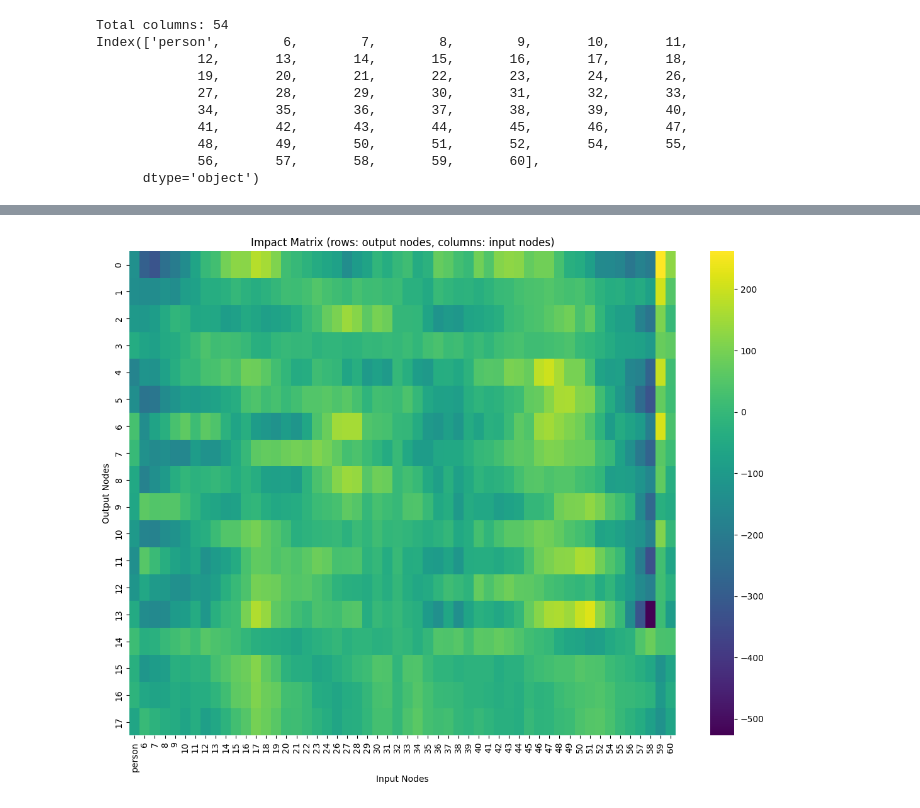
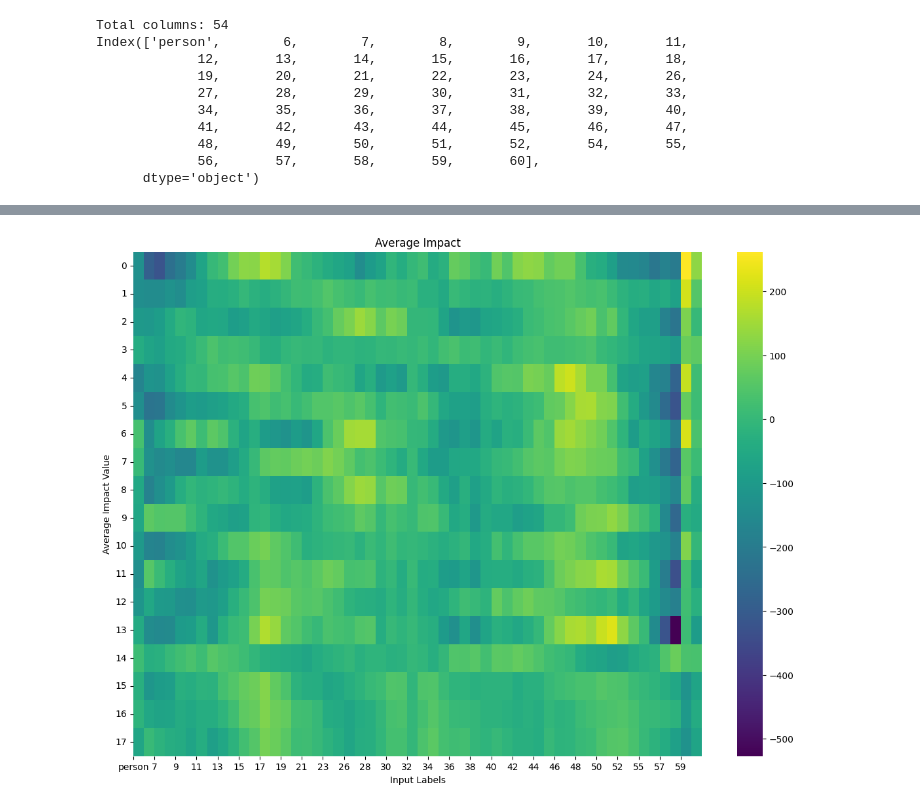
Before and after one commit to l1h2/channel_state_information, a Jupyter notebook: models/test_reduced_mlp.ipynb, the cells around one changed output, grey strips where cells are left out. Saved outputs shown, nothing was run; the diff lists cells and outputs as text; code cells hidden in the pictures.

```diff
--- a/models/test_reduced_mlp.ipynb
+++ b/models/test_reduced_mlp.ipynb
@@ -4,7 +4,7 @@ import pandas as pd
 # %%
 import torch
 
-data_path = "../data/reduced_train_test_split//"
+data_path = "../data/reduced_train_test_split/"
 
 X_test_tensor = torch.load(data_path + "X_test.pt")
 y_test_tensor = torch.load(data_path + "y_test.pt")
@@ -329,15 +352,22 @@ Index(['person',        6,        7,        8,        9,       10,       11,
 # %%
 plt.figure(figsize=(14, 10))
 sns.heatmap(
     impact_matrix,
     annot=False,
     cmap="viridis",
     cbar=True,
     xticklabels=input_labels,
 )
-plt.title("Impact Matrix (rows: output nodes, columns: input nodes)")
-plt.xlabel("Input Nodes")
-plt.ylabel("Output Nodes")
+plt.title("Average Impact")
+plt.xlabel("Input Labels")
+plt.ylabel("Average Impact Value")
+skip = 2
+plt.xticks(
+    ticks=range(0, len(input_labels), skip),
+    labels=[input_labels[i] for i in range(0, len(input_labels), skip)],
+    rotation=0,
+)
+plt.yticks(rotation=0)
 plt.show()
 # %% [output]
-[figure, old version]
+[figure, new version]
```
Also changed, not shown: parts of 6 cells of this notebook, 30 other files.
